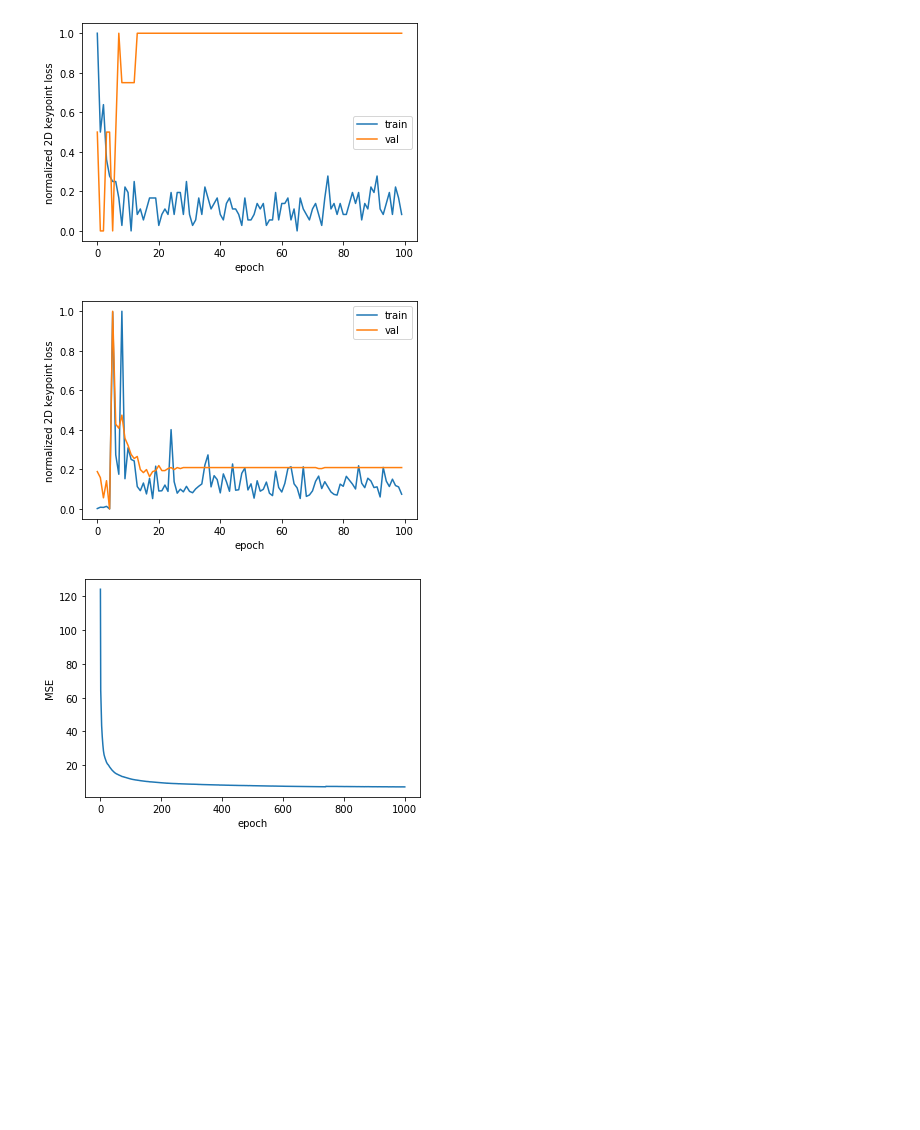
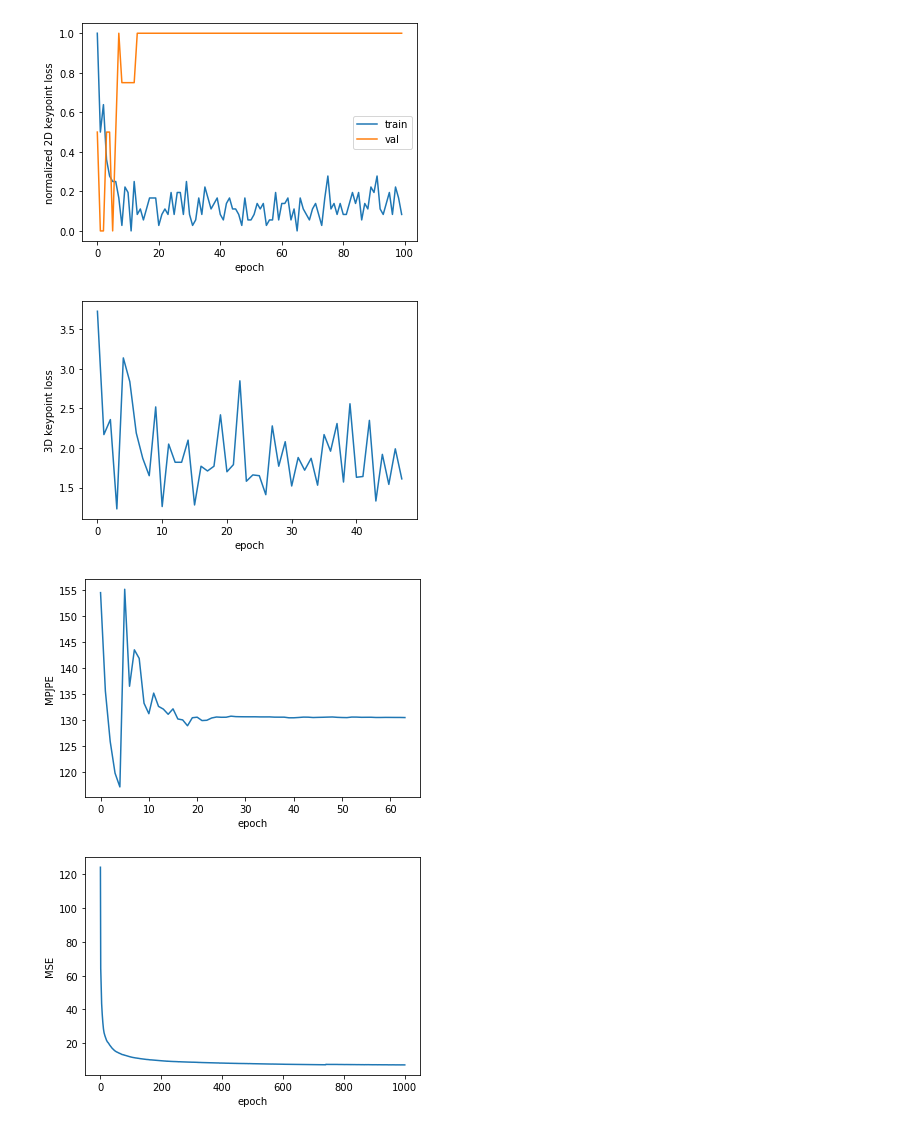
Before and after one commit to 2food/APEC, a Jupyter notebook: meva.ipynb, the cells around one changed output. Drawn from its saved outputs; the diff is of its cells as text; code cells hidden in the pictures; blank space fills up the shorter version.

Commit message:
fine-tune meva30

```diff
--- a/meva.ipynb
+++ b/meva.ipynb
@@ -399,16 +489,24 @@ plt.savefig('climb-loss.png', bbox_inches='tight', dpi=100)
 [figure]
 # %%
 in_file = '/home/tormod/cluster/APEC/results/meva/train_meva_all_vae30/train_log.txt'
-val_kpl, train_kpl, okss, = get_meva_losses(in_file)
+outs = get_meva_3d_losses(in_file)
 # %%
-plt.plot((train_kpl-train_kpl.min())/(train_kpl-train_kpl.min()).max())
-plt.plot((val_kpl-val_kpl.min())/(val_kpl-val_kpl.min()).max())
-plt.legend(('train', 'val'))
-plt.ylabel('normalized 2D keypoint loss')
+plt.plot(outs['loss_kp_3d'])
+#plt.plot((val_kpl-val_kpl.min())/(val_kpl-val_kpl.min()).max())
+#plt.legend(('train', 'val'))
+plt.ylabel('3D keypoint loss')
 plt.xlabel('epoch')
-plt.savefig('meva30-loss.png', bbox_inches='tight', dpi=100)
+plt.show()
+#plt.savefig('meva30-3Dkploss.png', bbox_inches='tight', dpi=100)
+plt.plot(outs['mpjpe'])
+#plt.plot((val_kpl-val_kpl.min())/(val_kpl-val_kpl.min()).max())
+#plt.legend(('train', 'val'))
+plt.ylabel('MPJPE')
+plt.xlabel('epoch')
+plt.show()
 # %% [output]
-[figure, old version]
+[figure, new version]
+[figure, added]
 # %%
 def vae_losses(in_file):
     mses, mse_rts, klds = [], [], []
```
Also changed, not shown: parts of 45 cells of this notebook, 3 other files.
